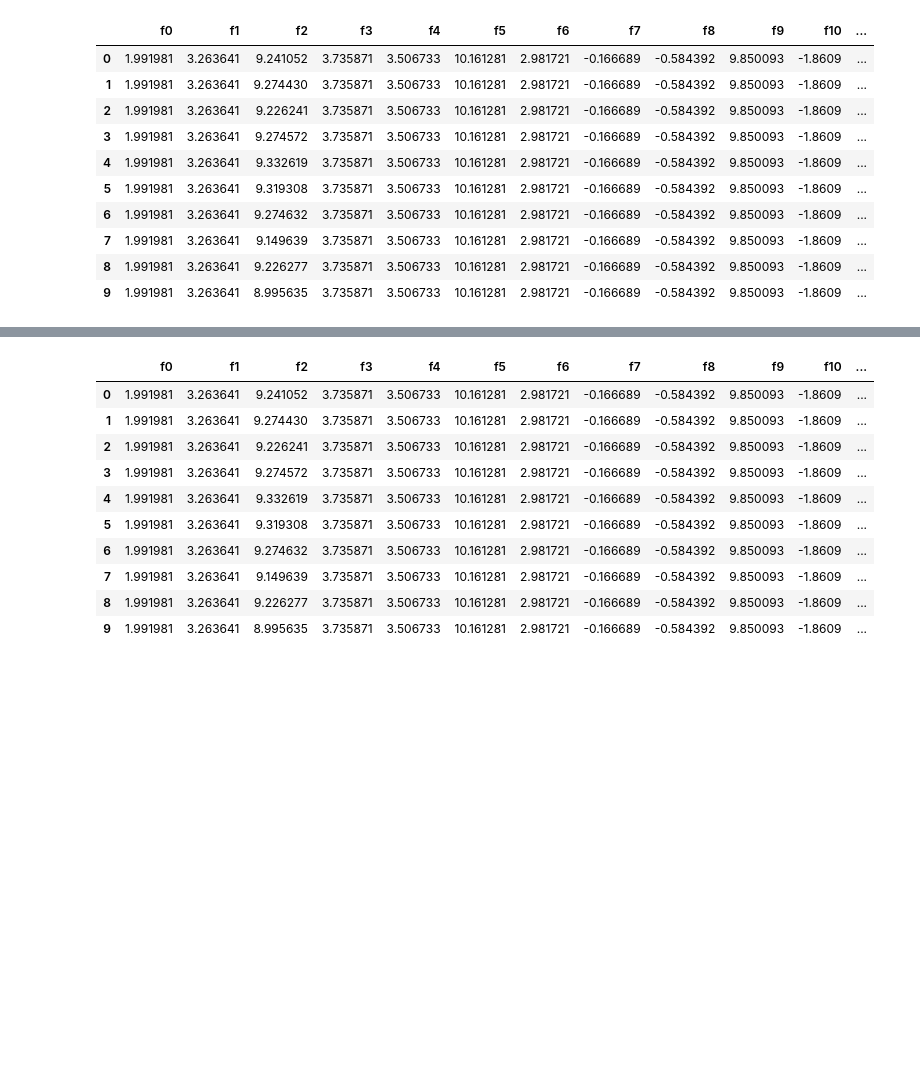
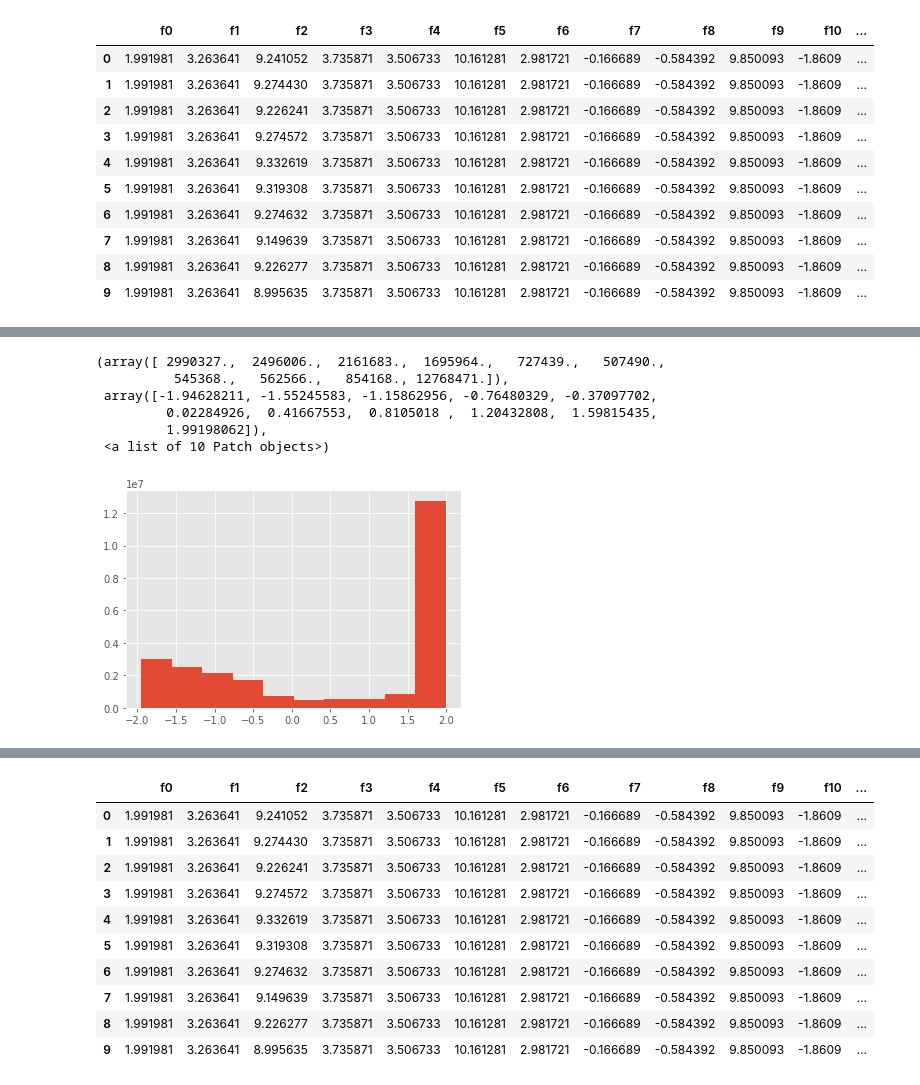
Before and after one commit to KamonohashiPerry/Uplift_Modeling, a Jupyter notebook: Uplift_Modeling_Criteo.ipynb, the cells around one changed output, grey strips where cells are left out. Drawn from its saved outputs; the diff is of its cells as text; code cells hidden in the pictures; blank space fills up the shorter version.

```diff
--- a/Uplift_Modeling_Criteo.ipynb
+++ b/Uplift_Modeling_Criteo.ipynb
@@ -26,0 +51,10 @@ source_df.head(10)
+# %%
+plt.hist(source_df["f0"])
+# %% [output]
+(array([ 2990327.,  2496006.,  2161683.,  1695964.,   727439.,   507490.,
+          545368.,   562566.,   854168., 12768471.]),
+ array([-1.94628211, -1.55245583, -1.15862956, -0.76480329, -0.37097702,
+         0.02284926,  0.41667553,  0.8105018 ,  1.20432808,  1.59815435,
+         1.99198062]),
+ <a list of 10 Patch objects>)
+[figure, added]
```
Also changed, not shown: parts of 28 cells of this notebook, 1 other file.
